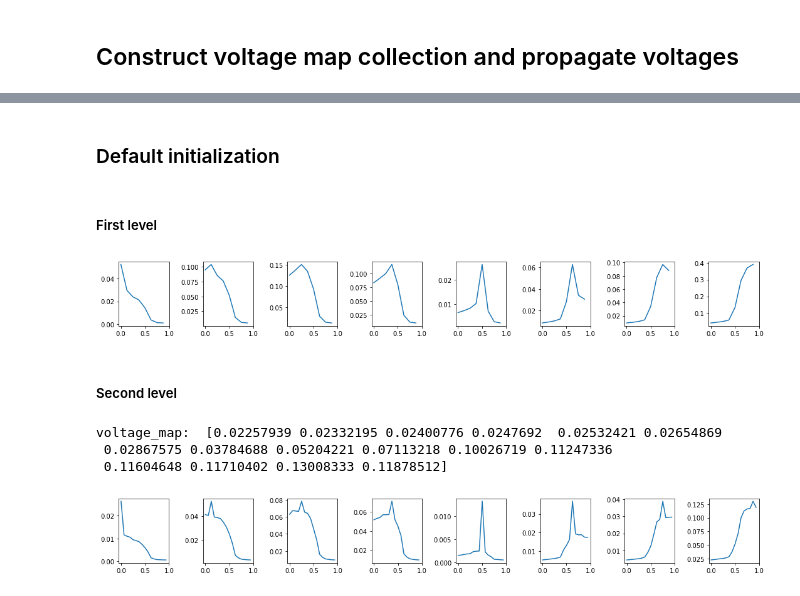
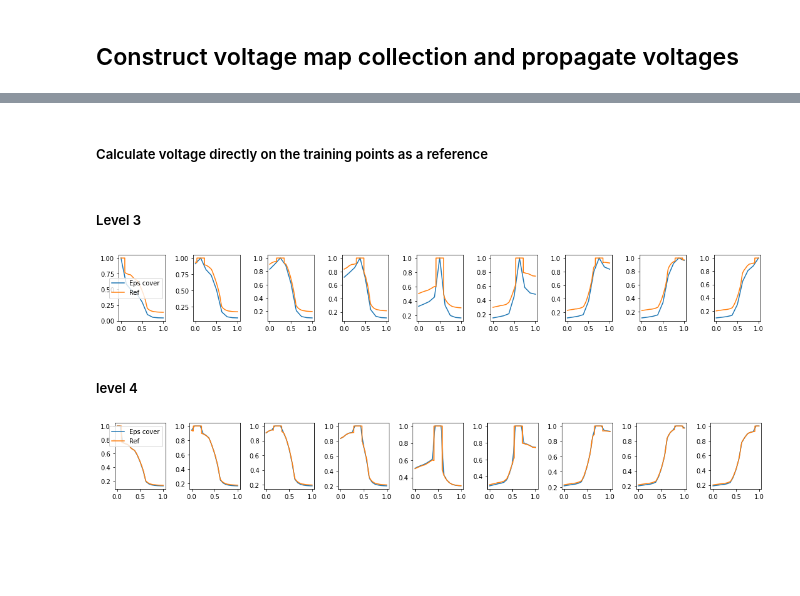
Before and after one commit to AndOslandsbotn/Multi-res-voltage-prop-exp, a Jupyter notebook: Test_voltage_map_collection_class_1DunitLine.ipynb, the cells around one changed output, grey strips where cells are left out. Drawn from its saved outputs; the diff is of its cells as text; code cells hidden in the pictures; blank space fills up the shorter version.

```diff
--- a/Test_voltage_map_collection_class_1DunitLine.ipynb
+++ b/Test_voltage_map_collection_class_1DunitLine.ipynb
@@ -98,13 +105,13 @@ Number of centers lvl 5 = 32
 # %% [markdown]
 ## Construct voltage map collection and propagate voltages
 # %%
-max_lvl = 5
-start_lvl = 3
-
 voltage_map_collections = {}
 source_indices = {}
 epsilon_cover = epsilon_cover_factory.get_epsilon_cover(max_lvl = max_lvl+1)
 
-# Source indices
-source_indices[start_lvl] = np.arange(0, len(epsilon_cover[start_lvl]['centers']), 1)
-source_indices[start_lvl+1] = np.arange(0, len(epsilon_cover[start_lvl+1]['centers']), 2)
+source_centers_start_level = epsilon_cover[start_lvl]['centers']
+for lvl in range(start_lvl, max_lvl):
+    indices = []
+    for source_center in source_centers_start_level:
+        indices.append(np.where(epsilon_cover[lvl]['centers'] == source_center)[0])
+    source_indices[lvl] = np.array(indices).flatten()
@@ -133,36 +118,58 @@ array([[3.00000000e-04],
-# %% [markdown]
-### Default initialization
 # %%
 for lvl in range(start_lvl, max_lvl):
     voltage_map_collections[lvl] = VoltageMapCollection(epsilon_cover[lvl], source_indices[lvl])
-voltage_map_collections[start_lvl].propagate_voltage_maps()
-voltage_map_collections[start_lvl+1].propagate_voltage_maps()
+    voltage_map_collections[lvl].propagate_voltage_maps()
+# %% [markdown]
+##### Calculate voltage directly on the training points as a reference
+# %%
+epsilon_cover_ref = {}
+epsilon_cover_ref['centers']= data
+epsilon_cover_ref['densities']= np.ones(data.shape[0])/data.shape[0]
+
+source_centers = epsilon_cover[start_lvl]['centers'][source_indices[start_lvl]]
+indices = []
+for source_center in source_centers:
+    indices.append(np.where(data == source_center)[0])
+source_indices_in_data = np.array(indices).flatten()
+# %%
+voltage_map_ref_collections = VoltageMapCollection(epsilon_cover_ref, source_indices_in_data)
+voltage_map_ref_collections.propagate_voltage_maps()
 # %% [markdown]
-##### First level
+#####  Level 3
 # %%
 voltage_map_collection = voltage_map_collections[start_lvl].get_voltage_map_collection()
+voltage_map_ref_collection = voltage_map_ref_collections.get_voltage_map_collection()
+
 fig, axes = plt.subplots(1, len(voltage_map_collection), figsize=(15, 2))
-for i, voltage_map in enumerate(voltage_map_collection):
-    axes[i].plot(epsilon_cover[start_lvl]['centers'], voltage_map.get_voltage())
+for i in range(len(voltage_map_collection)):
+    voltage_map = voltage_map_collection[i]
+    voltage_map_ref = voltage_map_ref_collection[i]
+    axes[i].plot(epsilon_cover[start_lvl]['centers'], voltage_map.get_voltage(), label='Eps cover')
+    axes[i].plot(data, voltage_map_ref.get_voltage(), label='Ref')
     axes[i].set_xticks([0, 0.5, 1])
+axes[0].legend()
 plt.tight_layout()
 plt.show()
 # %% [output]
-[figure, old version]
+[figure, new version]
 # %% [markdown]
-##### Second level
+##### level 4
 # %%
 # Second level
-voltage_map_collection = voltage_map_collections[start_lvl+1].get_voltage_map_collection()
+lvl = start_lvl + 1
+
+voltage_map_collection = voltage_map_collections[lvl].get_voltage_map_collection()
+voltage_map_ref_collection = voltage_map_ref_collections.get_voltage_map_collection()
+
 fig, axes = plt.subplots(1, len(voltage_map_collection), figsize=(15, 2))
-for i, voltage_map in enumerate(voltage_map_collection):
-    axes[i].plot(epsilon_cover[start_lvl+1]['centers'], voltage_map.get_voltage())
+for i in range(len(voltage_map_collection)):
+    voltage_map = voltage_map_collection[i]
+    voltage_map_ref = voltage_map_ref_collection[i]
+    axes[i].plot(epsilon_cover[lvl]['centers'], voltage_map.get_voltage(), label='Eps cover')
+    axes[i].plot(data, voltage_map_ref.get_voltage(), label='Ref')
     axes[i].set_xticks([0, 0.5, 1])
-print("voltage_map: ", voltage_map.get_voltage())
+axes[0].legend()
 plt.tight_layout()
 plt.show()
 # %% [output]
-voltage_map:  [0.02257939 0.02332195 0.02400776 0.0247692  0.02532421 0.02654869
- 0.02867575 0.03784688 0.05204221 0.07113218 0.10026719 0.11247336
- 0.11604648 0.11710402 0.13008333 0.11878512]
-[figure, old version]
+[figure, new version]
```
Also changed, not shown: parts of 14 cells of this notebook, 8 other files.
